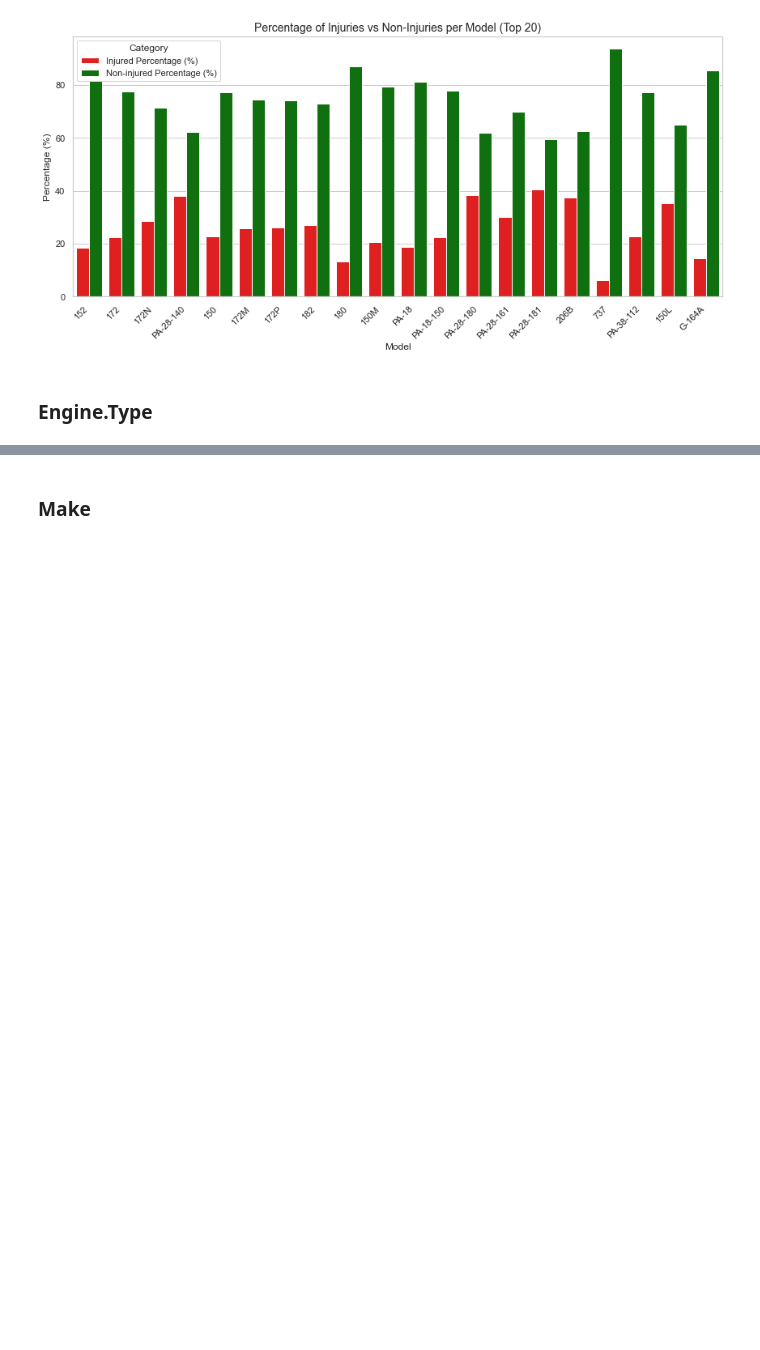
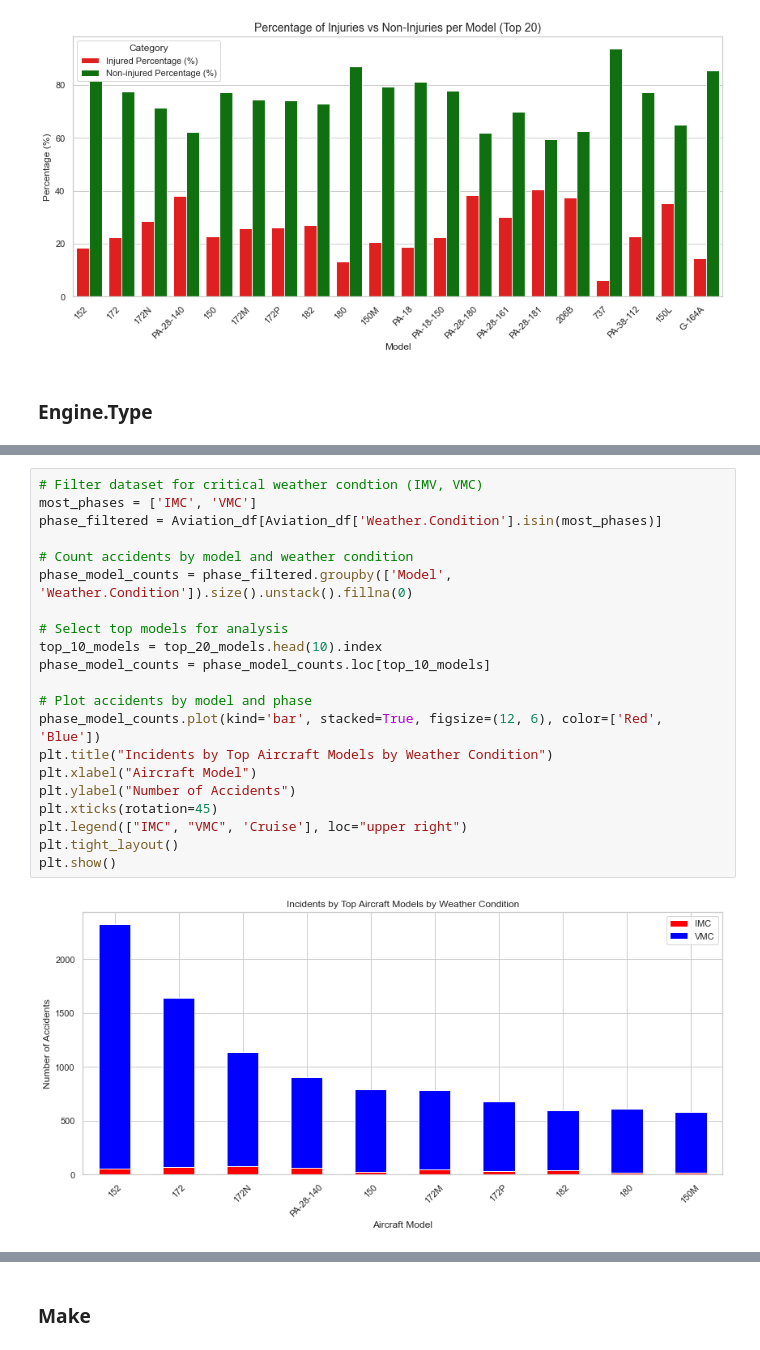
Before and after one commit to jakeg2320/Phase_1_Project, a Jupyter notebook: Additional_Phase_1_Project_Notebook.ipynb, the cells around one changed output, grey strips where cells are left out. Saved outputs shown, nothing was run; the diff lists cells and outputs as text; blank space fills up the shorter version.

```diff
--- a/Additional_Phase_1_Project_Notebook.ipynb
+++ b/Additional_Phase_1_Project_Notebook.ipynb
@@ -259,0 +397,23 @@ sorted_Aircraft_summary.head(20)
+# %%
+# Filter dataset for critical weather condtion (IMV, VMC)
+most_phases = ['IMC', 'VMC']
+phase_filtered = Aviation_df[Aviation_df['Weather.Condition'].isin(most_phases)]
+
+# Count accidents by model and weather condition
+phase_model_counts = phase_filtered.groupby(['Model', 'Weather.Condition']).size().unstack().fillna(0)
+
+# Select top models for analysis
+top_10_models = top_20_models.head(10).index
+phase_model_counts = phase_model_counts.loc[top_10_models]
+
+# Plot accidents by model and phase
+phase_model_counts.plot(kind='bar', stacked=True, figsize=(12, 6), color=['Red', 'Blue'])
+plt.title("Incidents by Top Aircraft Models by Weather Condition")
+plt.xlabel("Aircraft Model")
+plt.ylabel("Number of Accidents")
+plt.xticks(rotation=45)
+plt.legend(["IMC", "VMC", 'Cruise'], loc="upper right")
+plt.tight_layout()
+plt.show()
+# %% [output]
+[figure, added]
```
Also changed, not shown: parts of 27 cells of this notebook.
